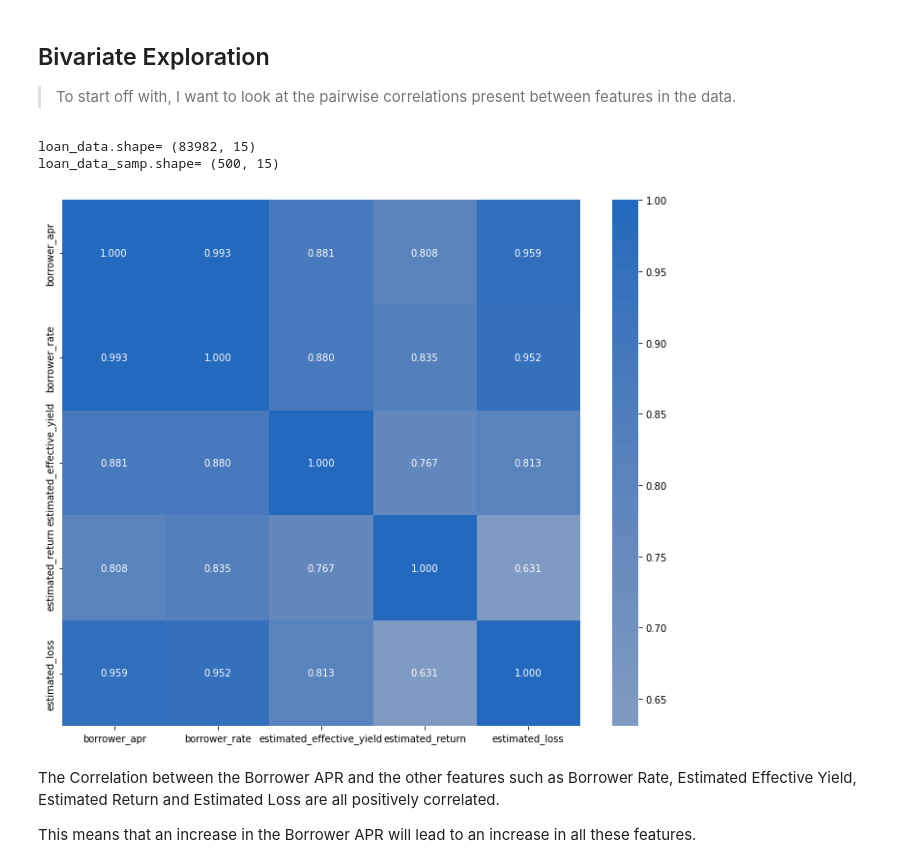
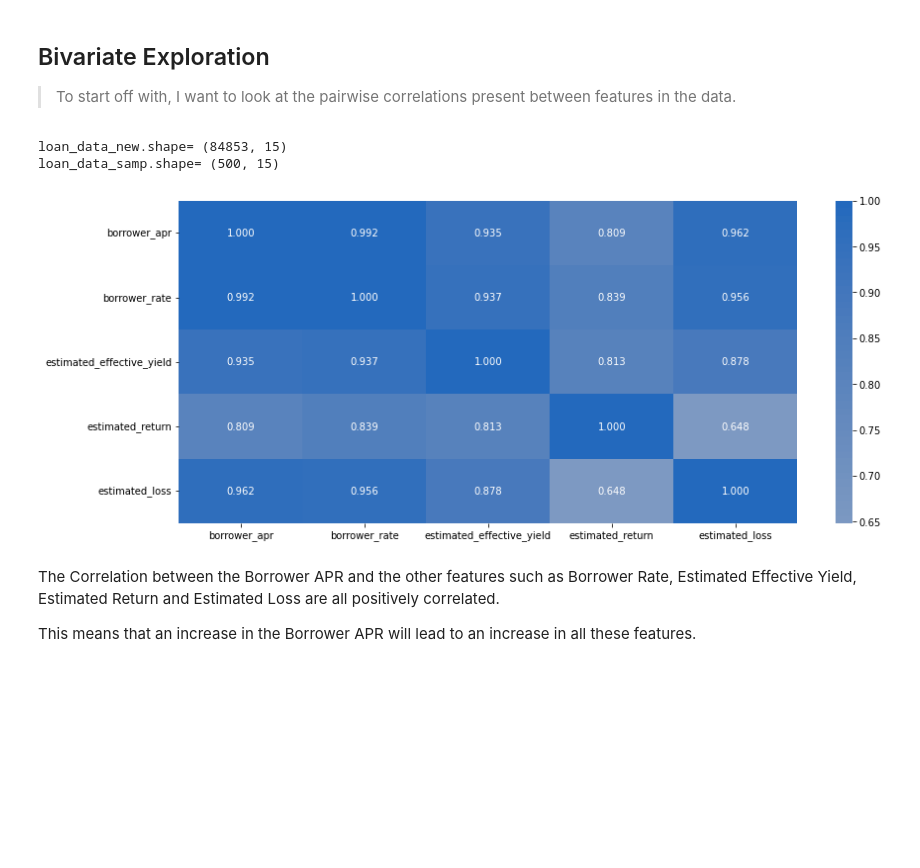
Before and after one commit to danielzion/ProsperLoanDataAnalysis, a Jupyter notebook: exploration.ipynb, the cells around one changed output. Drawn from its saved outputs; the diff is of its cells as text; code cells hidden in the pictures; blank space fills up the shorter version.

```diff
--- a/exploration.ipynb
+++ b/exploration.ipynb
@@ -154,14 +160,14 @@ loan_data
 # %% [markdown]
 ##### 2-2-Renaming columns
 # %%
-loan_data.columns=loan_data.columns.str.lower()
+loan_data_new.columns=loan_data_new.columns.str.lower()
 # %%
-loan_data.columns=['listing_key',
+loan_data_new.columns=['listing_key',
                    'term',
                    'loan_status',
                    'borrower_apr',
                    'borrower_rate',
-                   'lender_yield',
+                    'lender_yield',
                    'estimated_effective_yield',
                    'estimated_loss',
                    'estimated_return',
@@ -194,5 +200,5 @@ credit_score_range_lower       591
 credit_score_range_upper       591
 dtype: int64
 # %%
-loan_data.dropna(axis=0, inplace=True)
+loan_data_new.dropna(axis=0, inplace=True)
 # %%
@@ -370,4 +376,4 @@ Then we consider the distribution of loan terms, Prosper Rating
 rate_order = ['HR','E','D','C','B','A','AA']
 ordered_rate = pd.api.types.CategoricalDtype(ordered = True,
                                     categories = rate_order)
-loan_data['prosper_rating_alpha'] = loan_data['prosper_rating_alpha'].astype(ordered_rate)
+loan_data_new['prosper_rating_alpha'] = loan_data_new['prosper_rating_alpha'].astype(ordered_rate)
@@ -418,18 +407,18 @@ numeric_vars = ['borrower_apr','borrower_rate','estimated_effective_yield', 'est
 categoric_vars = ['term', 'prosper_score','prosper_rating_alpha']
 # %%
 # plot matrix: sample 500 loans so that plots are clearer and they render faster
-print("loan_data.shape=",loan_data.shape)
-loan_data_samp = loan_data.sample(n=500, replace = False)
+print("loan_data_new.shape=",loan_data_new.shape)
+loan_data_samp = loan_data_new.sample(n=500, replace = False)
 print("loan_data_samp.shape=",loan_data_samp.shape)
 
 # correlation plot
-plt.figure(figsize = [12, 10])
+plt.figure(figsize =[14, 6])
 sb.heatmap(loan_data_samp[numeric_vars].corr(), annot = True, fmt = '.3f',
            cmap = 'vlag_r', center = 0);
 # %% [output]
-loan_data.shape= (83982, 15)
+loan_data_new.shape= (84853, 15)
 loan_data_samp.shape= (500, 15)
-[figure, old version]
+[figure, new version]
 # %% [markdown]
 The Correlation between the Borrower APR and the other features such as Borrower Rate, Estimated Effective Yield, Estimated Return and Estimated Loss are all positively correlated.
 
```
Also changed, not shown: parts of 30 cells of this notebook, 4 other files.
